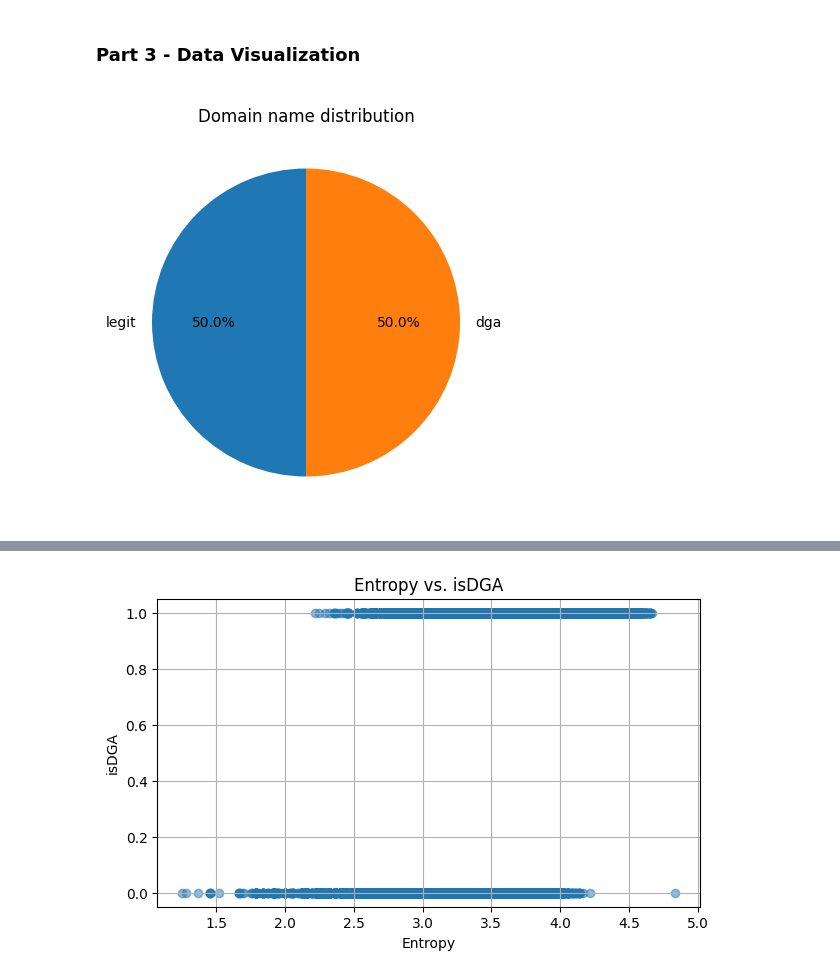
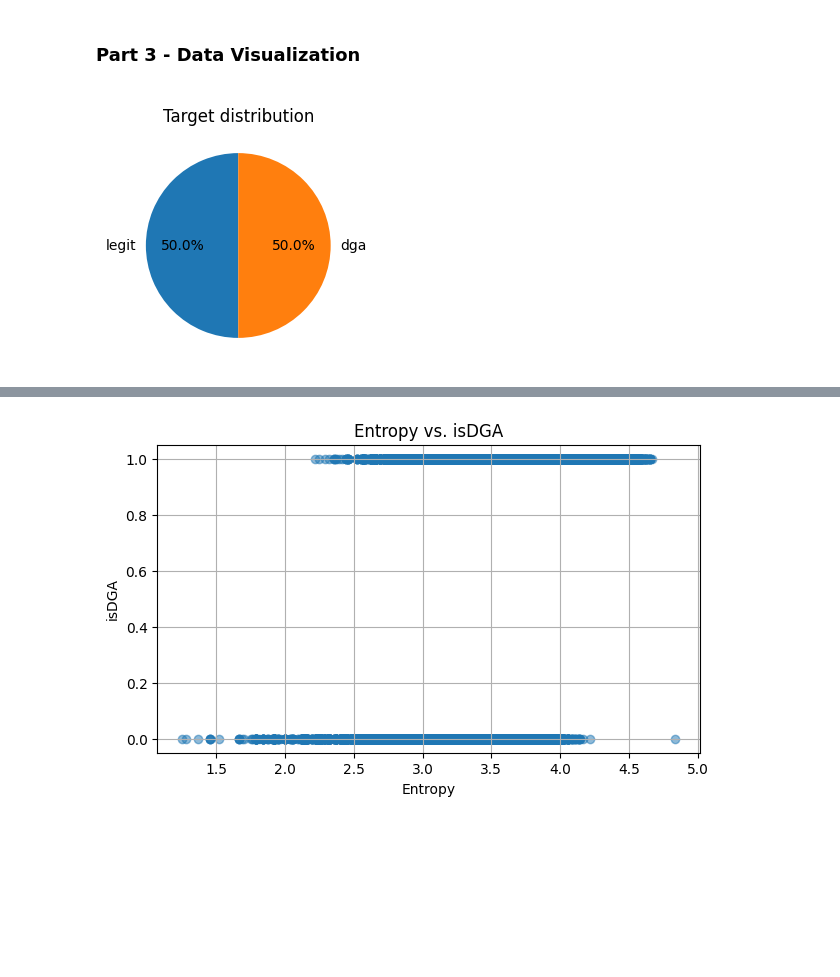
Before and after one commit to dorianDraper/DGA-detection-project1, a Jupyter notebook: src/pr3-DGA detection.ipynb, the cells around one changed output, grey strips where cells are left out. Saved outputs shown, nothing was run; the diff lists cells and outputs as text; code cells hidden in the pictures; blank space fills up the shorter version.

```diff
--- a/src/pr3-DGA detection.ipynb
+++ b/src/pr3-DGA detection.ipynb
@@ -254,17 +251,10 @@ df.to_csv('C:/Users/Jorge Payà/Desktop/4Geeks/Final Project/Code/DGA-detection-
 <b><h3>Part 3 - Data Visualization</h3></b>
 # %%
 df_final = df.copy()
-# %%
-# Now we are going to apply data visualization to check distribution of data, correlation and so on
-# first let's split data in features and target
-X = df_final.drop('isDGA', axis=1)
-y = df_final['isDGA']
 # %%
-# Now let's visualize the features to see which will be of value and which will not be of value
-# Plot isDGA distribution in a pie chart
-plt.figure(figsize=(5,5))
+plt.figure(figsize=(3,3))
 plt.pie(y.value_counts(), labels=['legit', 'dga'], autopct='%1.1f%%', startangle=90)
-plt.title('Domain name distribution')
+plt.title('Target distribution')
 plt.show()
 # %% [output]
-[figure, old version]
+[figure, new version]
```
Also changed, not shown: parts of 40 cells of this notebook, 13 other files.
